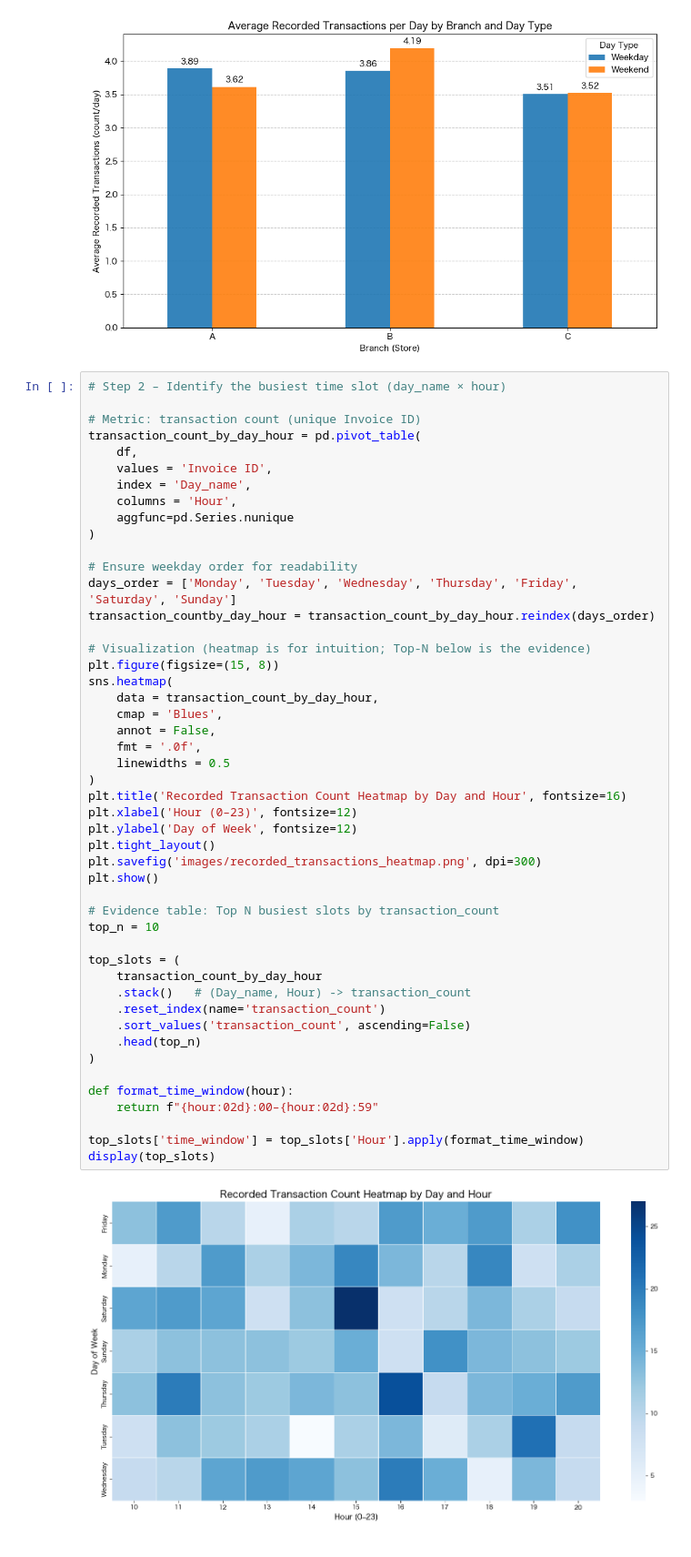
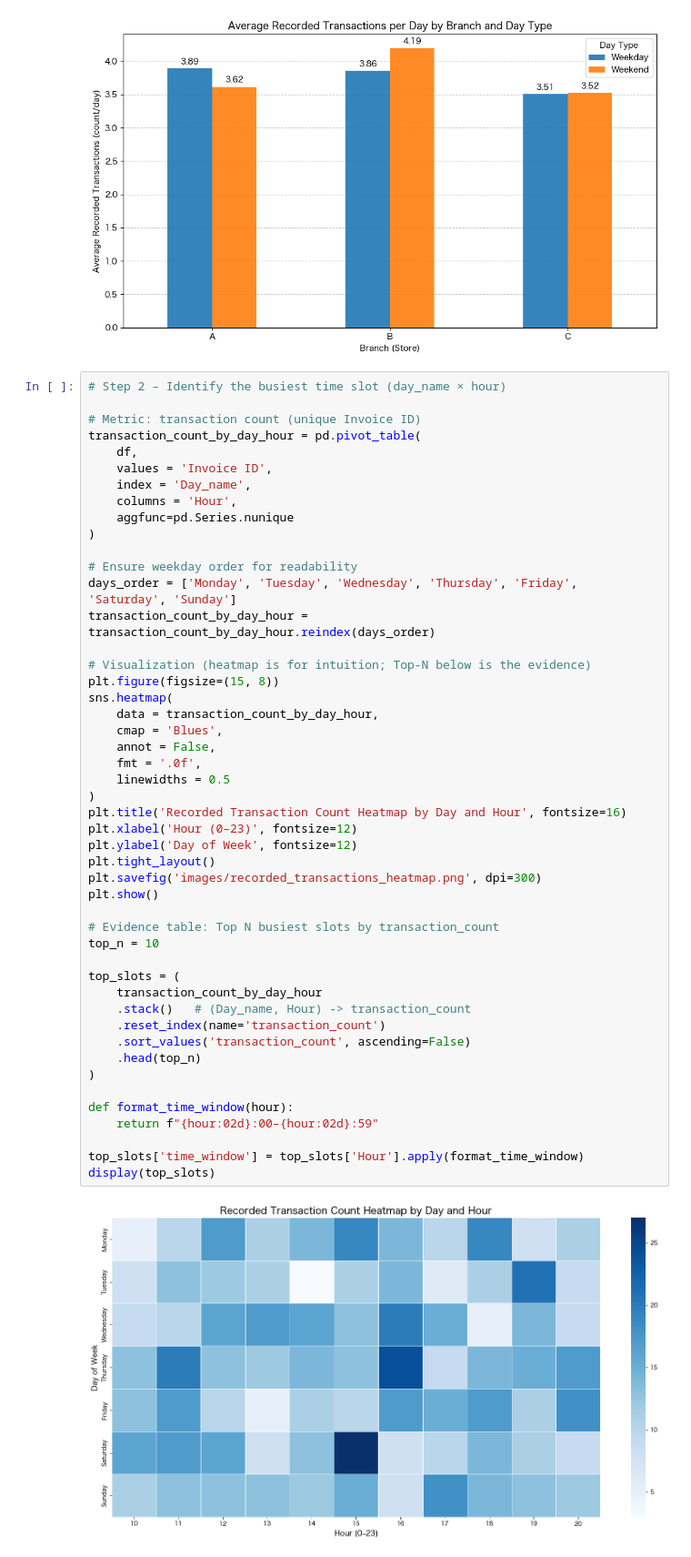
Before and after one commit to Hannah342/data_analytics_projects, a Jupyter notebook: supermarket_sales_analysis/supermarket_sales_analysis.ipynb, the cells around one changed output. Shown at 91% size. Saved outputs shown, nothing was run; the diff lists cells and outputs as text.

```diff
--- a/supermarket_sales_analysis/supermarket_sales_analysis.ipynb
+++ b/supermarket_sales_analysis/supermarket_sales_analysis.ipynb
@@ -72,7 +72,7 @@ transaction_count_by_day_hour = pd.pivot_table(
 
 # Ensure weekday order for readability
 days_order = ['Monday', 'Tuesday', 'Wednesday', 'Thursday', 'Friday', 'Saturday', 'Sunday']
-transaction_countby_day_hour = transaction_count_by_day_hour.reindex(days_order)
+transaction_count_by_day_hour = transaction_count_by_day_hour.reindex(days_order)
 
 # Visualization (heatmap is for intuition; Top-N below is the evidence)
 plt.figure(figsize=(15, 8))
@@ -80,32 +80,32 @@ sns.heatmap(
     data = transaction_count_by_day_hour,
     cmap = 'Blues',
     annot = False,
     fmt = '.0f',
     linewidths = 0.5
 )
 plt.title('Recorded Transaction Count Heatmap by Day and Hour', fontsize=16)
 plt.xlabel('Hour (0–23)', fontsize=12)
 plt.ylabel('Day of Week', fontsize=12)
 plt.tight_layout()
 plt.savefig('images/recorded_transactions_heatmap.png', dpi=300)
 plt.show()
 
 # Evidence table: Top N busiest slots by transaction_count
 top_n = 10
 
 top_slots = (
     transaction_count_by_day_hour
     .stack()   # (Day_name, Hour) -> transaction_count
     .reset_index(name='transaction_count')
     .sort_values('transaction_count', ascending=False)
     .head(top_n)
 )
 
 def format_time_window(hour):
     return f"{hour:02d}:00–{hour:02d}:59"
 
 top_slots['time_window'] = top_slots['Hour'].apply(format_time_window)
 display(top_slots)
 # %% [output]
-[figure, old version]
+[figure, new version]
 |  | Day_name | Hour | transaction_count | time_window |
```
Also changed, not shown: parts of 3 cells of this notebook.
